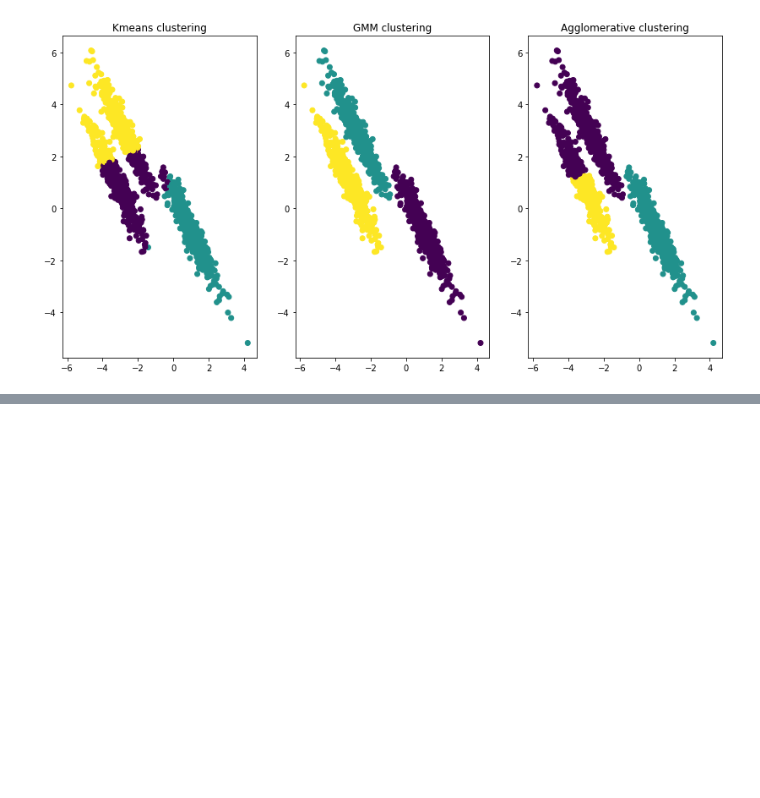
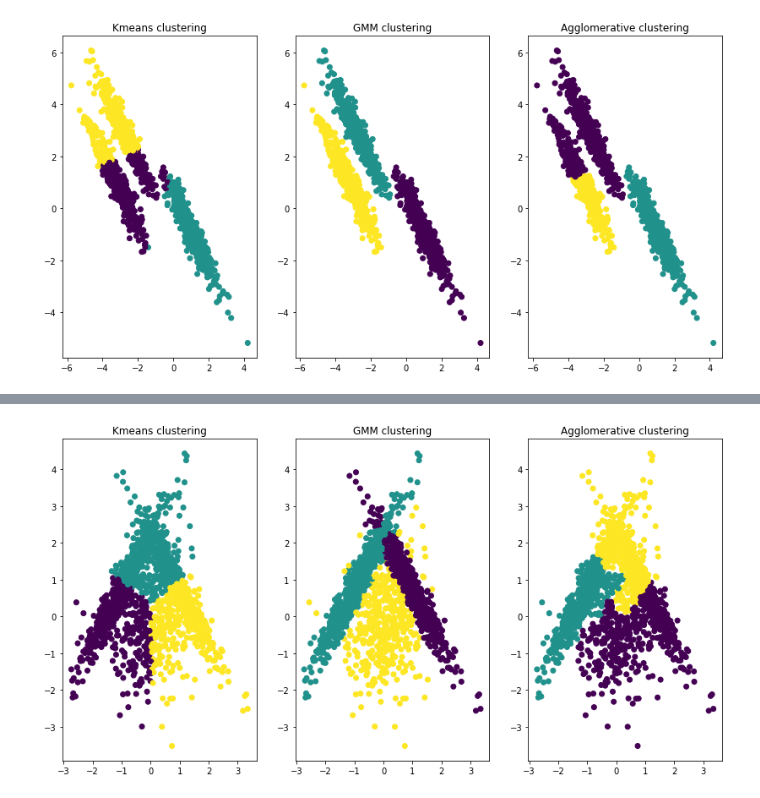
Before and after one commit to raulbenitez/postgrau_IML_exploratory, a Jupyter notebook: CLUSTERING/ejercicio_comparativas/comparar_kmeans_aglo_GMM_Marc_Bonastre.ipynb, the cells around one changed output, grey strips where cells are left out. Saved outputs shown, nothing was run; the diff lists cells and outputs as text; code cells hidden in the pictures; blank space fills up the shorter version.

```diff
--- a/CLUSTERING/ejercicio_comparativas/comparar_kmeans_aglo_GMM_Marc_Bonastre.ipynb
+++ b/CLUSTERING/ejercicio_comparativas/comparar_kmeans_aglo_GMM_Marc_Bonastre.ipynb
@@ -42,0 +106,27 @@ plt.show()
+# %%
+# kmeans clusters
+clust_kmeans = KMeans(n_clusters=3, random_state=random_state).fit_predict(XT)
+
+# Agglomerative clustering:
+clust_agg = AgglomerativeClustering(n_clusters=3).fit_predict(XT)
+
+
+# GMM clustering:
+clust_gmm = mixture.GaussianMixture(n_components=3,covariance_type='full').fit_predict(XT)
+
+plt.figure(figsize=(14,7))
+
+ax0 = plt.subplot(1,3,1)
+plt.scatter(XT[:, 0], XT[:, 1], c=clust_kmeans)
+plt.title("Kmeans clustering")
+
+ax1 = plt.subplot(1,3,2)
+plt.scatter(XT[:, 0], XT[:, 1], c=clust_gmm)
+plt.title("GMM clustering")
+
+ax2 = plt.subplot(1,3,3)
+plt.scatter(XT[:, 0], XT[:, 1], c=clust_agg)
+plt.title("Agglomerative clustering")
+plt.show()
+# %% [output]
+[figure, added]
```
Also changed, not shown: parts of 6 cells of this notebook.
